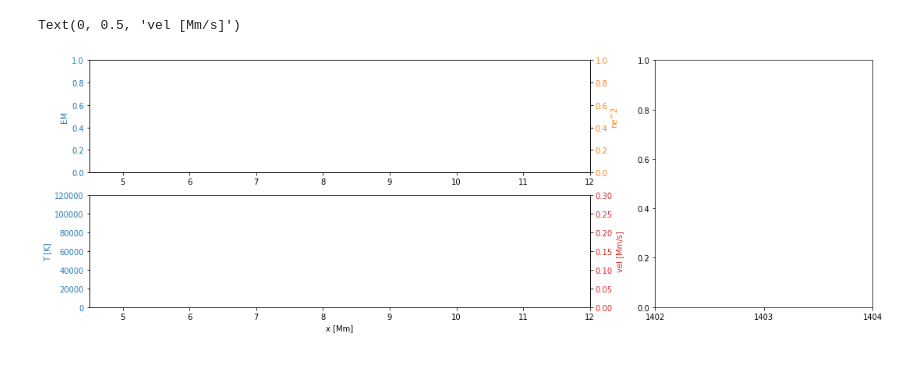
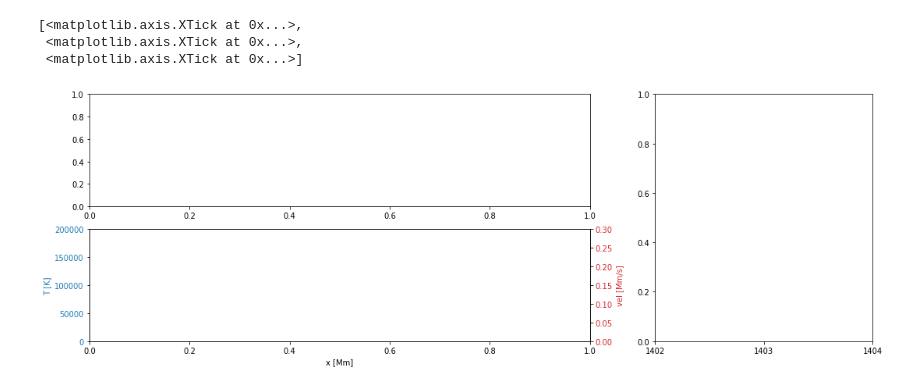
Before and after one commit to wilashfie/synth_spec, a Jupyter notebook: animate_loop.ipynb, the cells around one changed output. Cells and saved outputs as stored; diff of their text form; code cells hidden in the pictures.

```diff
--- a/animate_loop.ipynb
+++ b/animate_loop.ipynb
@@ -20,33 +20,30 @@ log10T,log10G = np.loadtxt('/Users/WilliamHenryAshfieldIV/dat/goft_1403.dat.txt'
 # %%
 fig = plt.figure(figsize=(18,9))
 ax1 = plt.subplot2grid((3, 3), (1, 0), colspan=2)
 ax2 = plt.subplot2grid((3, 3), (2, 0), colspan=2)
 ax3 = plt.subplot2grid((3, 3), (1, 2), rowspan=2)
 plt.subplots_adjust(wspace=0.3)
 
-ax1.set_xlim(4.5,12)
-ax1.set_ylabel('EM', color='tab:blue')
-ax1.tick_params(axis='y', labelcolor='tab:blue')
+#ax1.set_xlim(4.5,12)
+ax1.tick_params(axis='y')
 
-ax5 = ax1.twinx()
-ax5.set_ylabel('ne^2',color='tab:orange')
-ax5.tick_params(axis='y', labelcolor='tab:orange')
-
-ax2.set_xlim(4.5,12)
-ax2.set_ylim(0,1.2*1e5)
+#ax2.set_xlim(4.5,12)
+ax2.set_ylim(0,2*1e5)
 ax2.set_xlabel('x [Mm]')
 ax2.set_ylabel('T [K]', color='tab:blue')
 ax2.tick_params(axis='y', labelcolor='tab:blue')
-
-ax3.set_xlim(1402,1404)
-ax3.set_xticks(np.arange(1402, 1405, 1))
 
 ax4 = ax2.twinx()
 ax4.tick_params(axis='y', labelcolor='tab:red')
 ax4.set_ylim(0,0.3)
 ax4.set_ylabel('vel [Mm/s]', color='tab:red')  # we already handled the x-label with ax1
+
+ax3.set_xlim(1402,1404)
+ax3.set_xticks(np.arange(1402, 1405, 1))
 # %% [output]
-Text(0, 0.5, 'vel [Mm/s]')
+[<matplotlib.axis.XTick at 0x...>,
+ <matplotlib.axis.XTick at 0x...>,
+ <matplotlib.axis.XTick at 0x...>]
-[figure, old version]
+[figure, new version]
 # %%
 # data placeholders
```
Also changed, not shown: parts of 6 cells of this notebook, 1 other file.
